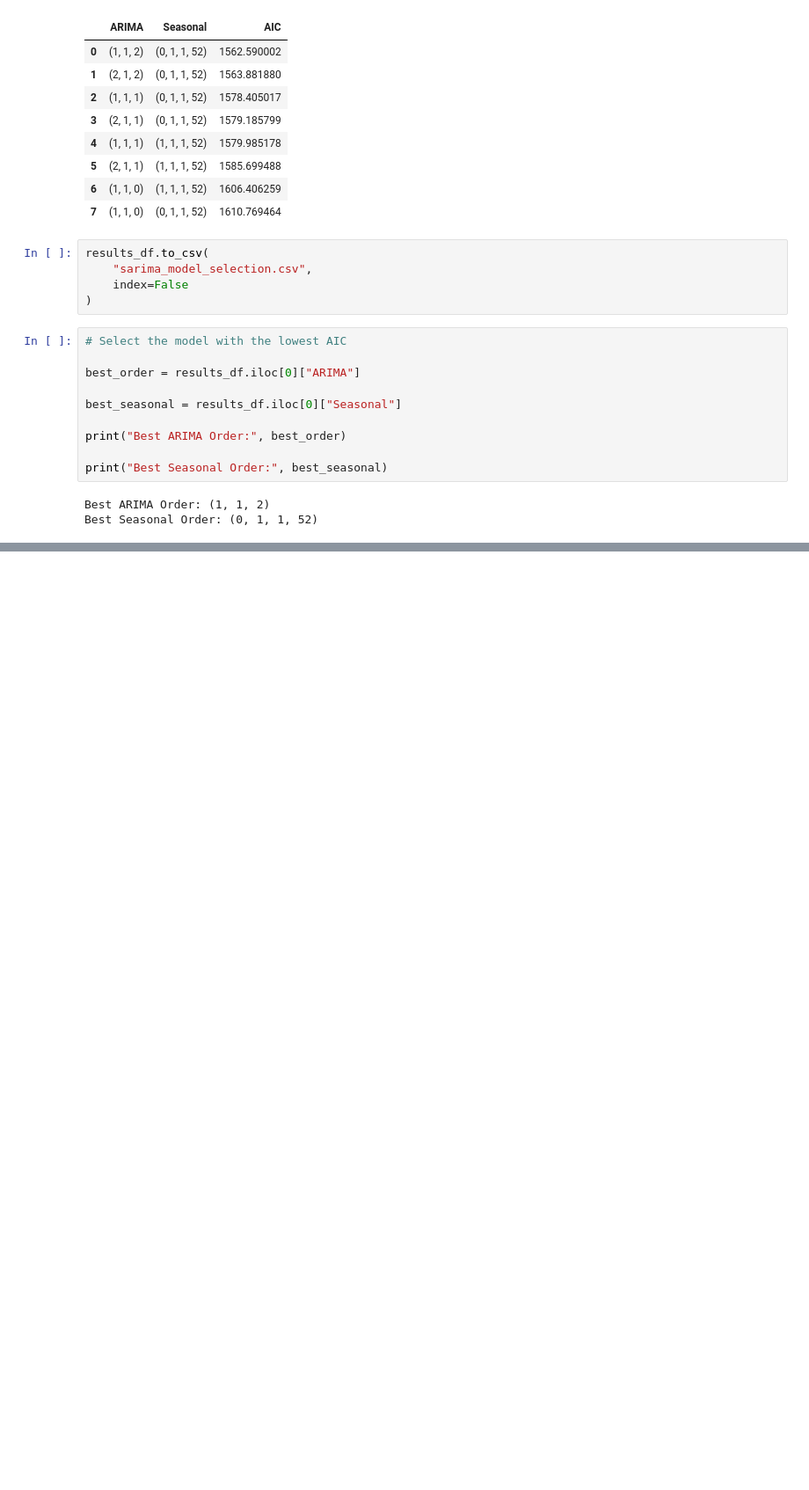
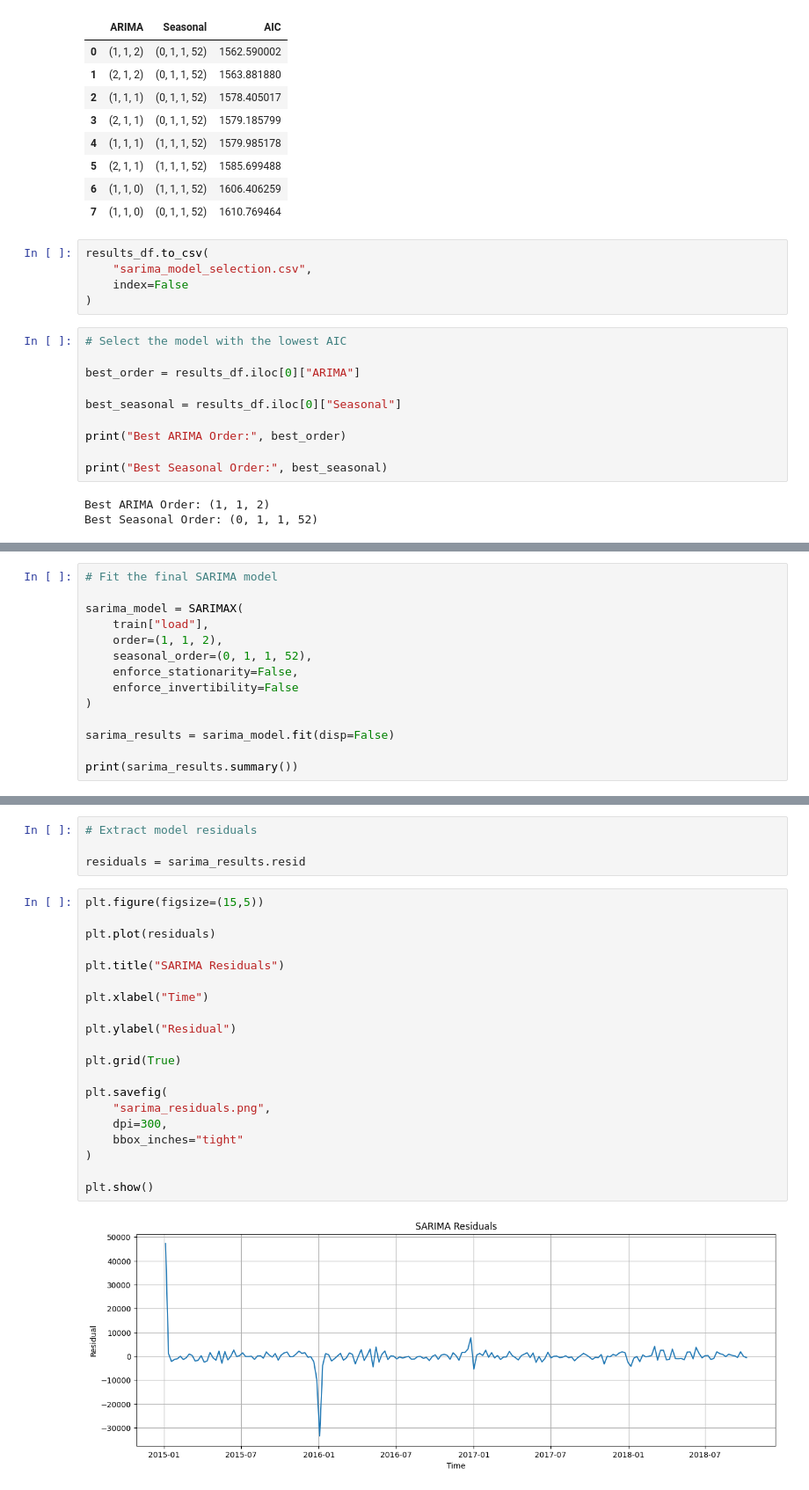
Before and after one commit to dekshinaudayan/german-electricity-demand-forecasting, a Jupyter notebook: notebooks/04_SARIMA_Model.ipynb, the cells around one changed output, grey strips where cells are left out. Shown at 88% size. Cells and saved outputs as stored; diff of their text form; blank space fills up the shorter version.

Commit message:
Add SARIMA residual diagnostics and evaluation

```diff
--- a/notebooks/04_SARIMA_Model.ipynb
+++ b/notebooks/04_SARIMA_Model.ipynb
@@ -210,0 +215,14 @@ Best Seasonal Order: (0, 1, 1, 52)
+# %%
+# Fit the final SARIMA model
+
+sarima_model = SARIMAX(
+    train["load"],
+    order=(1, 1, 2),
+    seasonal_order=(0, 1, 1, 52),
+    enforce_stationarity=False,
+    enforce_invertibility=False
+)
+
+sarima_results = sarima_model.fit(disp=False)
+
+print(sarima_results.summary())
@@ -210,0 +251,26 @@ Best Seasonal Order: (0, 1, 1, 52)
+# %%
+# Extract model residuals
+
+residuals = sarima_results.resid
+# %%
+plt.figure(figsize=(15,5))
+
+plt.plot(residuals)
+
+plt.title("SARIMA Residuals")
+
+plt.xlabel("Time")
+
+plt.ylabel("Residual")
+
+plt.grid(True)
+
+plt.savefig(
+    "sarima_residuals.png",
+    dpi=300,
+    bbox_inches="tight"
+)
+
+plt.show()
+# %% [output]
+[figure, added]
```
Also changed, not shown: parts of 6 cells of this notebook.
